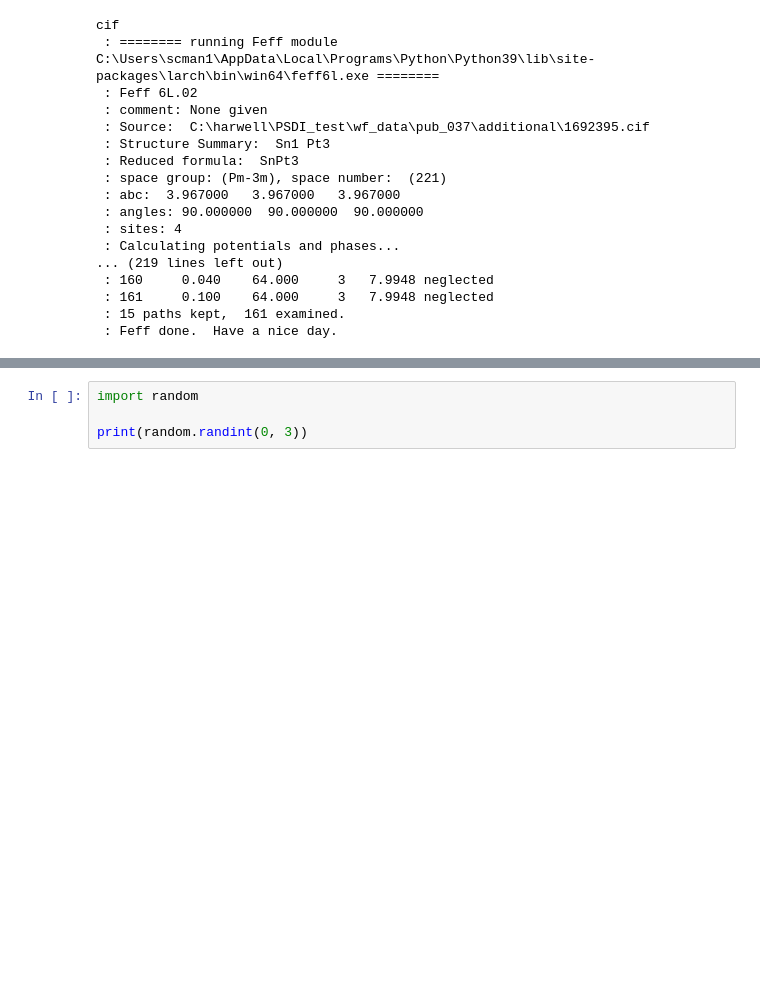
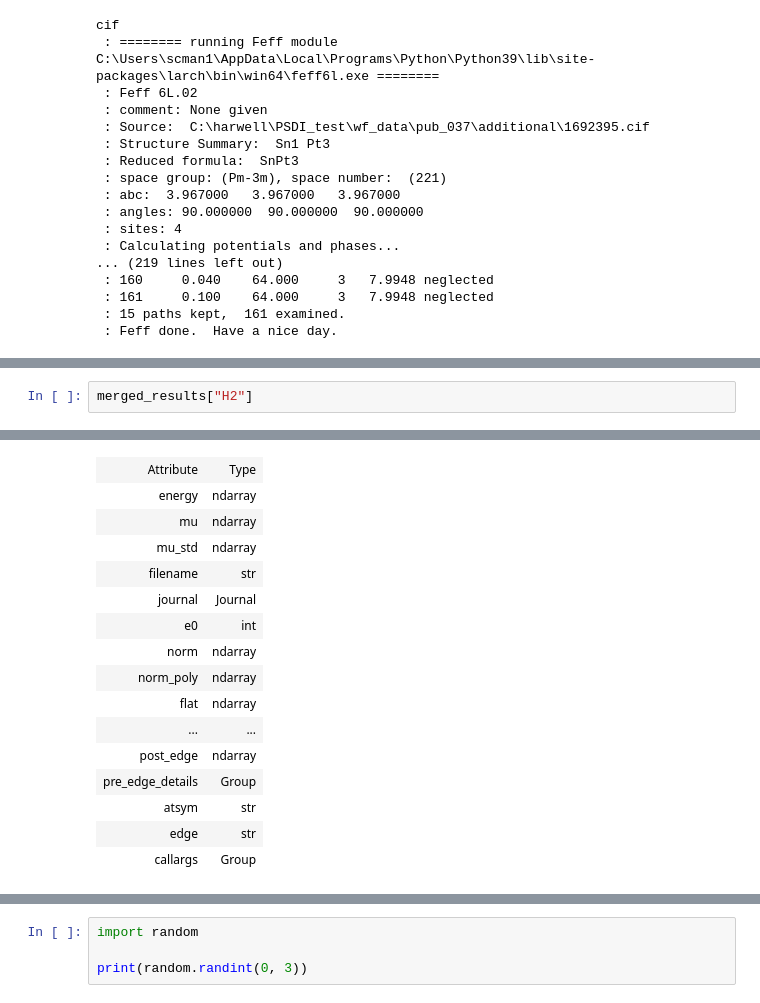
Before and after one commit to UK-Catalysis-Hub/XAS-Workflow-Demo, a Jupyter notebook: larch_workflow/Reproduce XAS Paper 01.ipynb, the cells around one changed output, grey strips where cells are left out. Drawn from its saved outputs; the diff is of its cells as text; blank space fills up the shorter version.

```diff
--- a/larch_workflow/Reproduce XAS Paper 01.ipynb
+++ b/larch_workflow/Reproduce XAS Paper 01.ipynb
@@ -343,0 +412,3 @@ KeyError: 'Ar Rebinned'
+# %%
+merged_results["H2"]
+# %% [output]
@@ -343,0 +416,16 @@ KeyError: 'Ar Rebinned'
+| Attribute | Type |
+| energy | ndarray |
+| mu | ndarray |
+| mu_std | ndarray |
+| filename | str |
+| journal | Journal |
+| e0 | int |
+| norm | ndarray |
+| norm_poly | ndarray |
+| flat | ndarray |
+| ... | ... |
+| post_edge | ndarray |
+| pre_edge_details | Group |
+| atsym | str |
+| edge | str |
+| callargs | Group |
```
Also changed, not shown: parts of 20 cells of this notebook, 4 other files.
